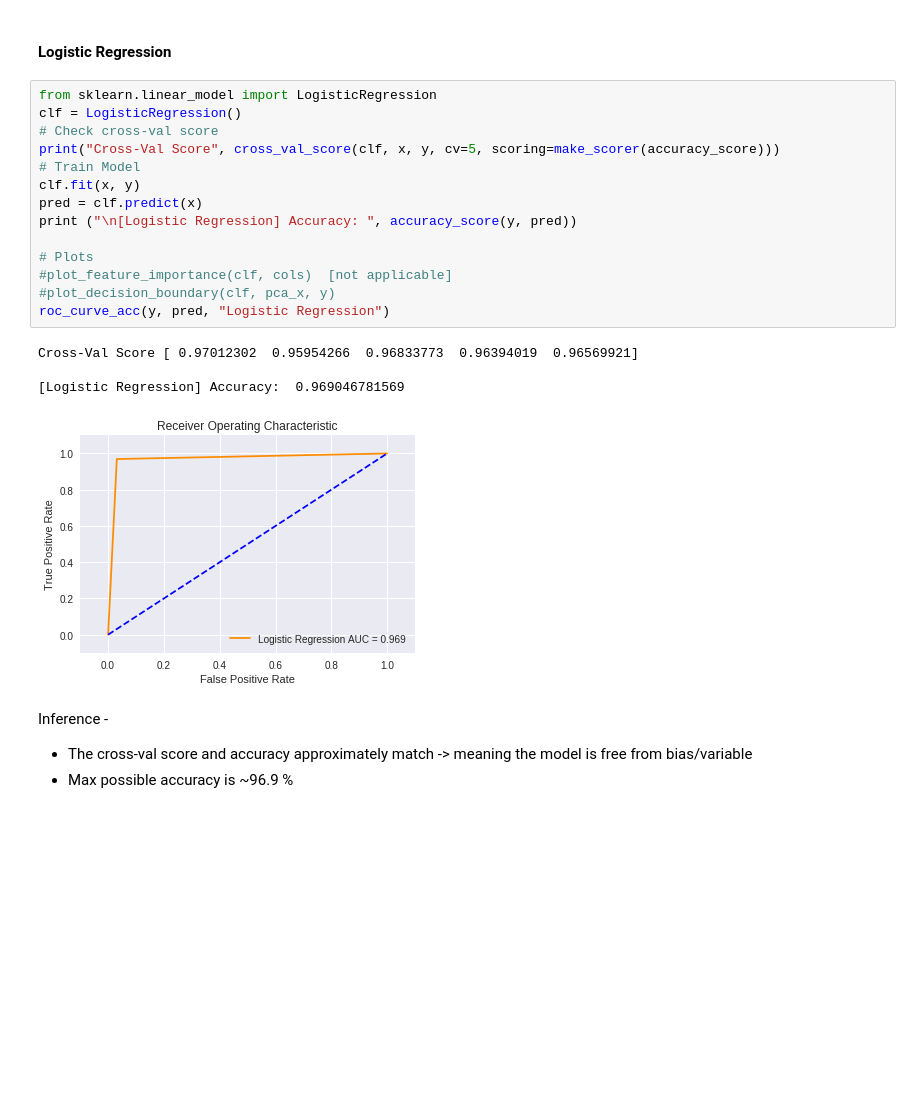
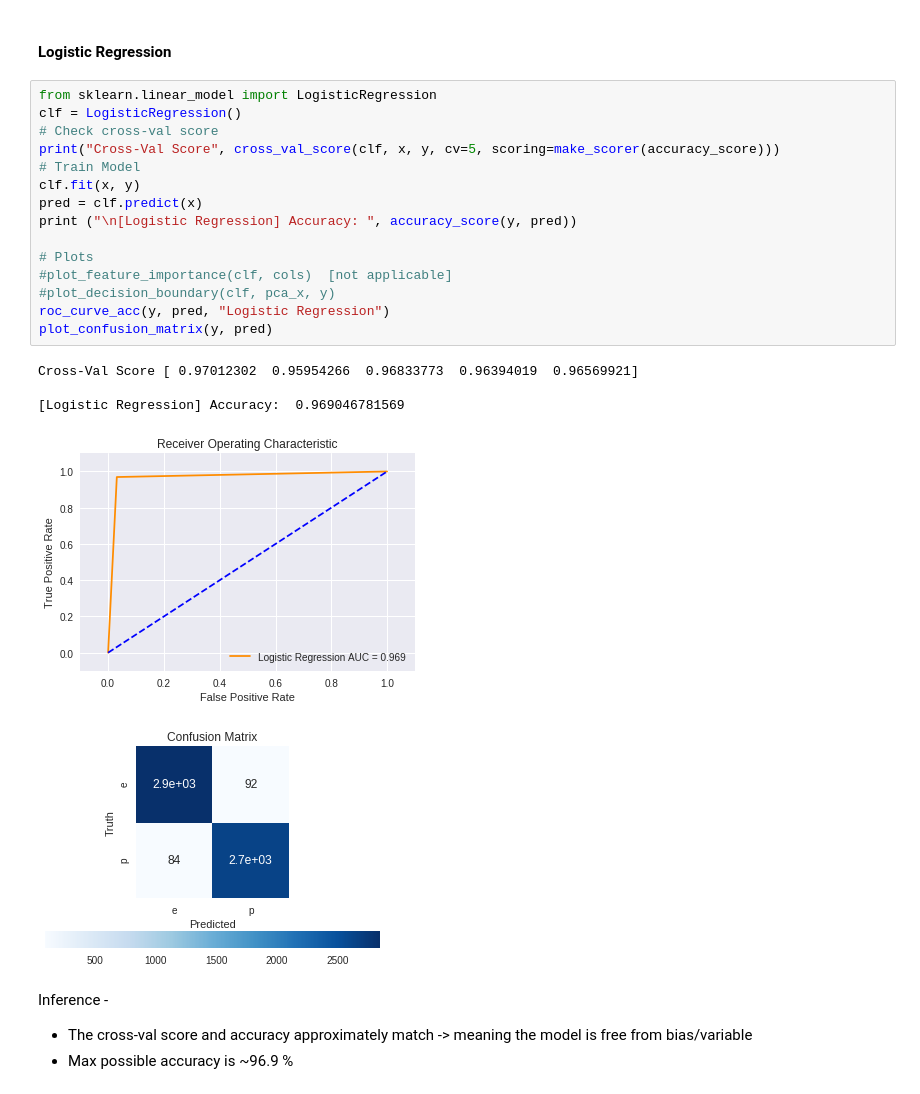
Before and after one commit to GChaudhary/DSG_Predictive_Modelling, a Jupyter notebook: notebook.ipynb, the cells around one changed output. Saved outputs shown, nothing was run; the diff lists cells and outputs as text; blank space fills up the shorter version.

```diff
--- a/notebook.ipynb
+++ b/notebook.ipynb
@@ -374,22 +378,24 @@ The above model shows the '**scatter-plot**' of two kinds of mushrooms
 # %%
 from sklearn.linear_model import LogisticRegression
 clf = LogisticRegression()
 # Check cross-val score
 print("Cross-Val Score", cross_val_score(clf, x, y, cv=5, scoring=make_scorer(accuracy_score)))
 # Train Model
 clf.fit(x, y)
 pred = clf.predict(x)
 print ("\n[Logistic Regression] Accuracy: ", accuracy_score(y, pred))
 
 # Plots
 #plot_feature_importance(clf, cols)  [not applicable]
 #plot_decision_boundary(clf, pca_x, y)
 roc_curve_acc(y, pred, "Logistic Regression")
+plot_confusion_matrix(y, pred)
 # %% [output]
 Cross-Val Score [ 0.97012302  0.95954266  0.96833773  0.96394019  0.96569921]
 
 [Logistic Regression] Accuracy:  0.969046781569
 [figure]
+[figure, added]
 # %% [markdown]
 Inference -
 * The cross-val score and accuracy approximately match -> meaning the model is free from bias/variable
```
Also changed, not shown: parts of 5 cells of this notebook.
